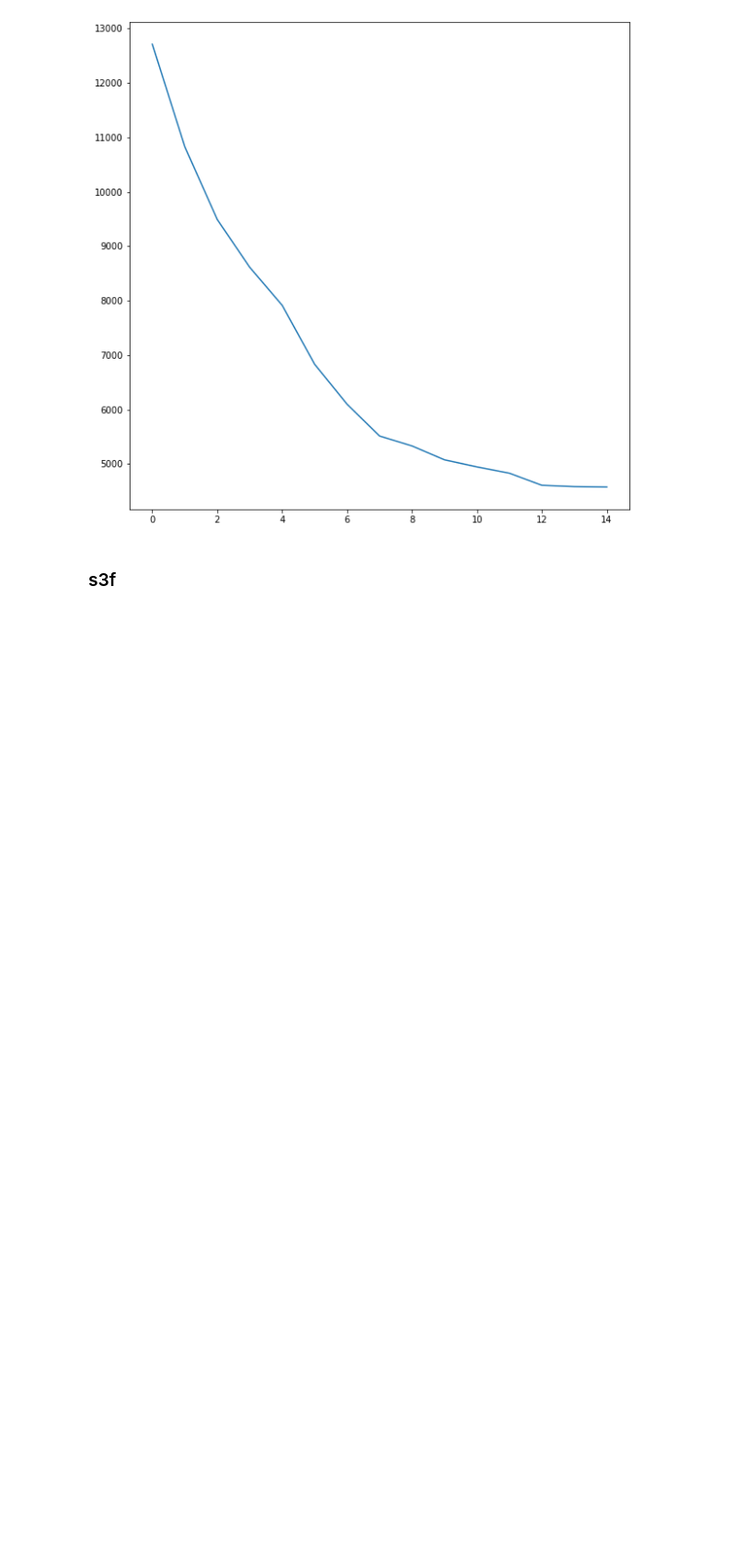
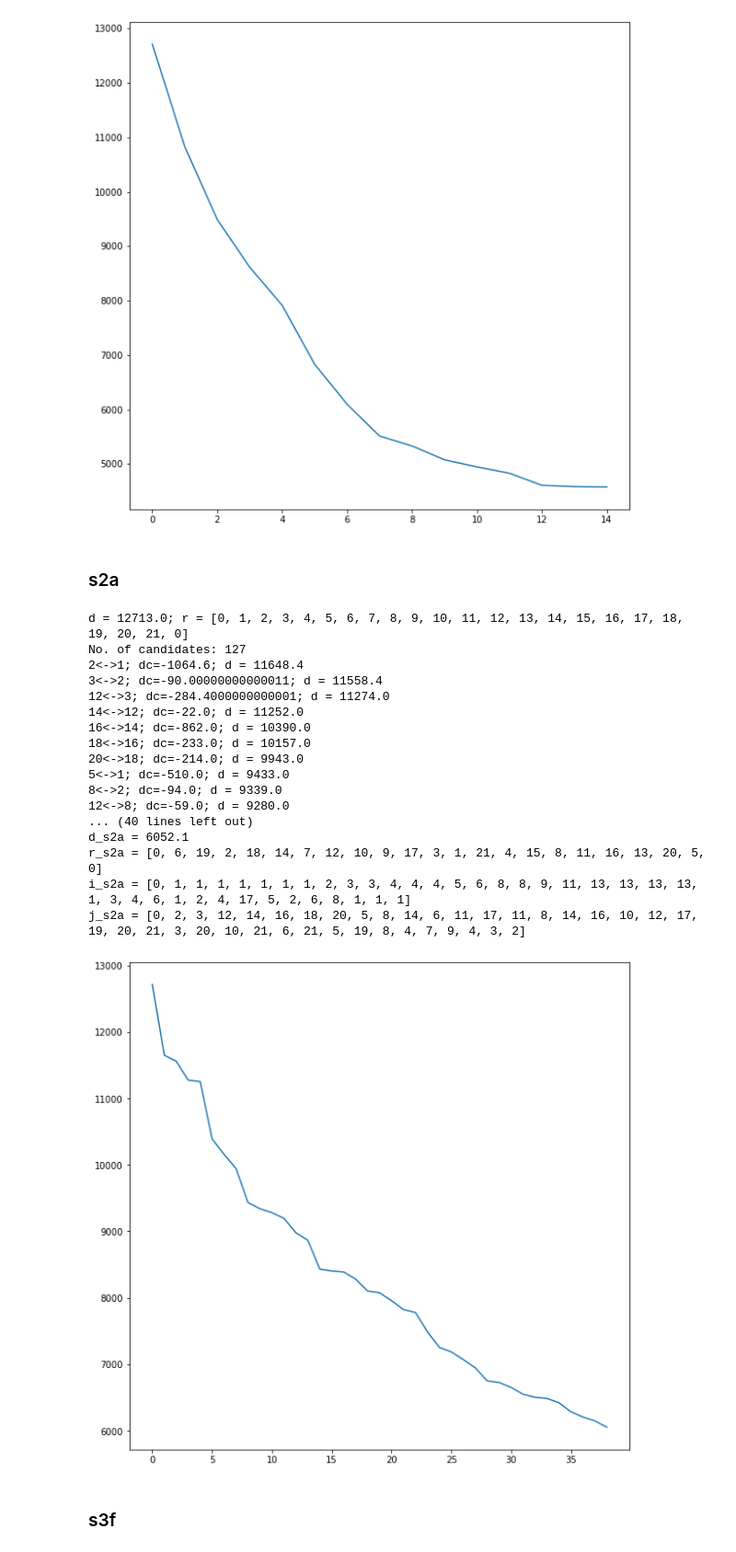
Before and after one commit to ysereda/Traveling_Salesman, a Jupyter notebook: Traveling_Salesman.ipynb, the cells around one changed output. Shown at 92% size. Cells and saved outputs as stored; diff of their text form; code cells hidden in the pictures; blank space fills up the shorter version.

```diff
--- a/Traveling_Salesman.ipynb
+++ b/Traveling_Salesman.ipynb
@@ -670,6 +714,41 @@ Verification is successful:
 r = [0, 18, 14, 12, 7, 8, 15, 4, 21, 2, 10, 9, 17, 6, 3, 1, 11, 16, 13, 19, 20, 5, 0]
 Distance = 4577.1
 [figure]
+# %% [markdown]
+### s2a
+# %%
+init()
+d_in = d_min
+dm_s2a = [d_min]; i_s2a=[0]; j_s2a=[0];
+s2a()
+ver(r)
+print("dm_s2a =",dm_s2a)
+print("d_s2a =",d_s2a)
+print("r_s2a =",r_s2a)
+print("i_s2a =",i_s2a)
+print("j_s2a =",j_s2a)
+if d_min < d_in:
+    plt.figure(1, figsize=(10,10))
+    plt.plot(dm_s2a)
+# %% [output]
+d = 12713.0; r = [0, 1, 2, 3, 4, 5, 6, 7, 8, 9, 10, 11, 12, 13, 14, 15, 16, 17, 18, 19, 20, 21, 0]
+No. of candidates: 127
+2<->1; dc=-1064.6; d = 11648.4
+3<->2; dc=-90.00000000000011; d = 11558.4
+12<->3; dc=-284.4000000000001; d = 11274.0
+14<->12; dc=-22.0; d = 11252.0
+16<->14; dc=-862.0; d = 10390.0
+18<->16; dc=-233.0; d = 10157.0
+20<->18; dc=-214.0; d = 9943.0
+5<->1; dc=-510.0; d = 9433.0
+8<->2; dc=-94.0; d = 9339.0
+12<->8; dc=-59.0; d = 9280.0
+... (40 lines left out)
+d_s2a = 6052.1
+r_s2a = [0, 6, 19, 2, 18, 14, 7, 12, 10, 9, 17, 3, 1, 21, 4, 15, 8, 11, 16, 13, 20, 5, 0]
+i_s2a = [0, 1, 1, 1, 1, 1, 1, 1, 2, 3, 3, 4, 4, 4, 5, 6, 8, 8, 9, 11, 13, 13, 13, 13, 1, 3, 4, 6, 1, 2, 4, 17, 5, 2, 6, 8, 1, 1, 1]
+j_s2a = [0, 2, 3, 12, 14, 16, 18, 20, 5, 8, 14, 6, 11, 17, 11, 8, 14, 16, 10, 12, 17, 19, 20, 21, 3, 20, 10, 21, 6, 21, 5, 19, 8, 4, 7, 9, 4, 3, 2]
+[figure, added]
 # %% [markdown]
 ### s3f
 # %%
```
Also changed, not shown: parts of 4 cells of this notebook.
